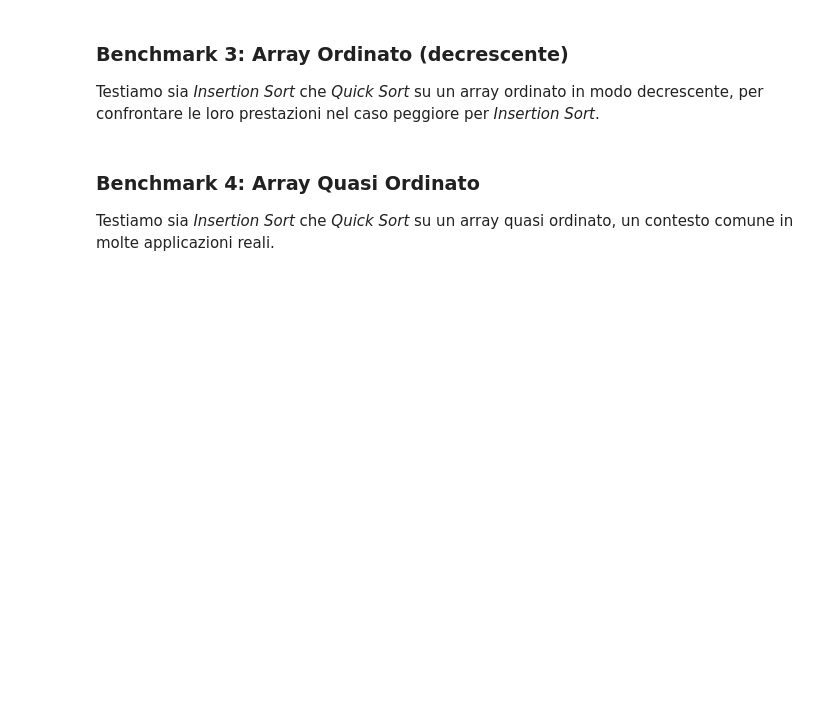
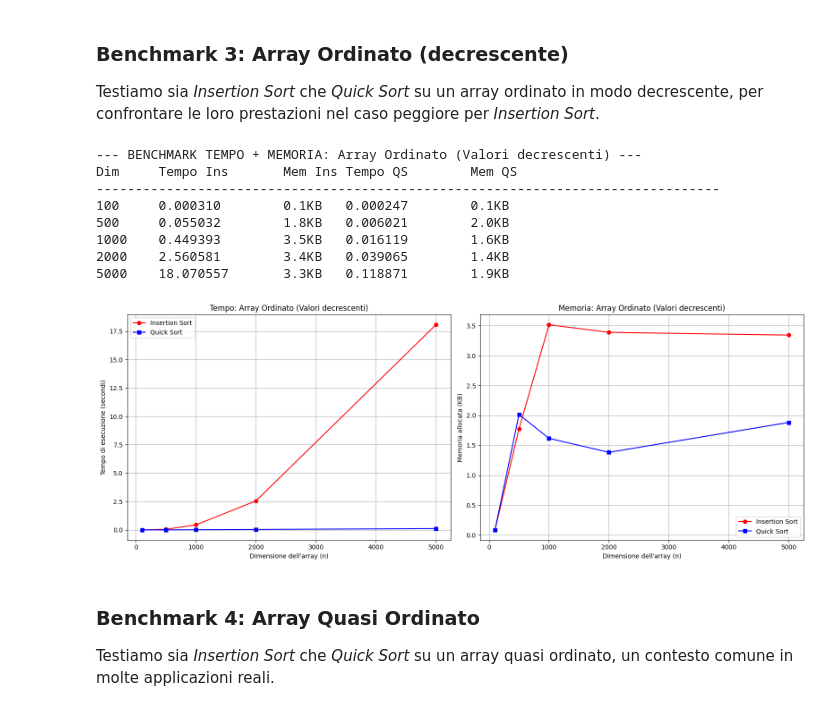
Before and after one commit to petrucciandrea/Laboratorio2_Algoritmi_2026, a Jupyter notebook: Esercizio2_Petrucci.ipynb, the cells around one changed output. Drawn from its saved outputs; the diff is of its cells as text; code cells hidden in the pictures; blank space fills up the shorter version.

```diff
--- a/Esercizio2_Petrucci.ipynb
+++ b/Esercizio2_Petrucci.ipynb
@@ -162,7 +244,17 @@ run_benchmark(generate_sorted_array, "Array Ordinato (Valori crescenti)")
 ### Benchmark 3: Array Ordinato (decrescente)
 Testiamo sia _Insertion Sort_ che _Quick Sort_ su un array ordinato in modo decrescente, per confrontare le loro prestazioni nel caso peggiore per _Insertion Sort_.
 # %%
-run_benchmark(generate_reverse_sorted_array, "Array Ordinato (Valori decrescenti)")
+run_benchmark(generate_reverse_sorted_array, "Array Ordinato (Valori decrescenti)", ENABLE_MEMORY_BENCHMARK)
+# %% [output]
+--- BENCHMARK TEMPO + MEMORIA: Array Ordinato (Valori decrescenti) ---
+Dim     Tempo Ins       Mem Ins Tempo QS        Mem QS
+--------------------------------------------------------------------------------
+100     0.000310        0.1KB   0.000247        0.1KB
+500     0.055032        1.8KB   0.006021        2.0KB
+1000    0.449393        3.5KB   0.016119        1.6KB
+2000    2.560581        3.4KB   0.039065        1.4KB
+5000    18.070557       3.3KB   0.118871        1.9KB
+[figure, added]
 # %% [markdown]
 ### Benchmark 4: Array Quasi Ordinato
 Testiamo sia _Insertion Sort_ che _Quick Sort_ su un array quasi ordinato, un contesto comune in molte applicazioni reali.
```
Also changed, not shown: parts of 9 cells of this notebook.
